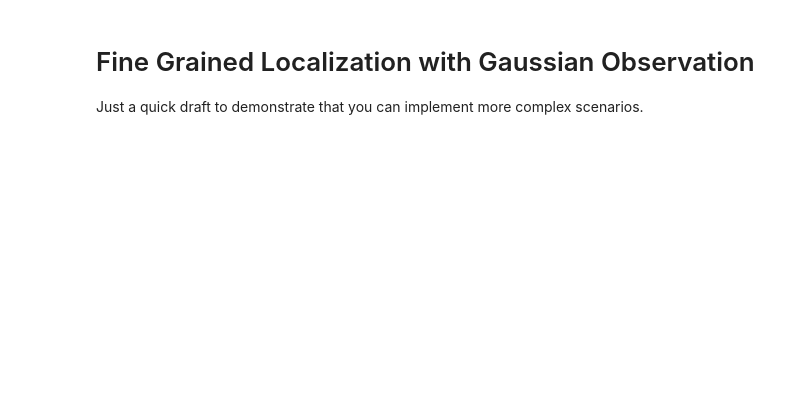
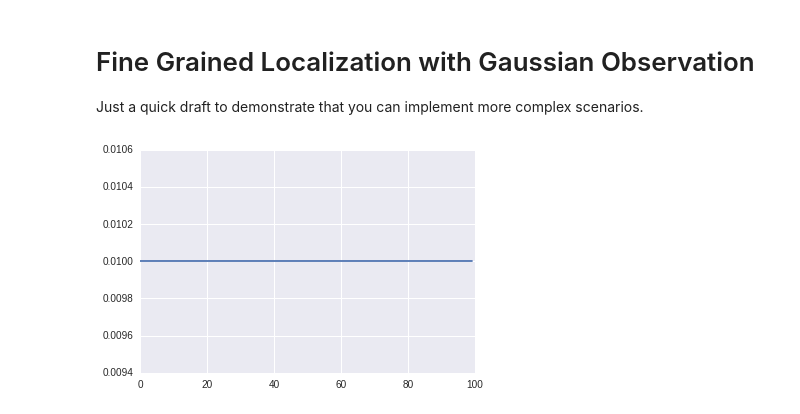
Before and after one commit to sotte/bayesian_examples, a Jupyter notebook: Bayesian examples - solutions for exercises.ipynb, the cells around one changed output. Drawn from its saved outputs; the diff is of its cells as text; code cells hidden in the pictures; blank space fills up the shorter version.

Commit message:
Add plots

```diff
--- a/Bayesian examples - solutions for exercises.ipynb
+++ b/Bayesian examples - solutions for exercises.ipynb
@@ -126,7 +131,7 @@ class Suite(Pmf):
     def update(self, evidence):
         """Bayes' update"""
         for hypo in self:
-            self[hypo] = self[hypo] * self.likelihood(evidence, hypo)
+            self[hypo] *= self.likelihood(evidence, hypo)
         self.normalize()
 
     def likelihood(self, evidence, hypo):
@@ -264,48 +323,57 @@ hist_filter.plot_bar()
 
 Just a quick draft to demonstrate that you can implement more complex scenarios.
 # %%
-from operator import mul
+from functools import reduce
+import operator
+
+
+def mul(l):
+    """mul() like sum()"""
+    return reduce(operator.mul, l, 1)
 
 
 dom = 100
 landmarks = [5, 15, 55]
+like_landmark = []
+for pos in range(dom):
+    like_landmark.append(
+        sum(sp.stats.norm.pdf(pos, pos_of_landmark, 4) for pos_of_landmark in landmarks)
+    )
 
 
 class Localization(Suite):
-    like_landmark = [
-        np.prod(sp.stats.norm.pdf(pos, pos_of_landmark, 4) for pos_of_landmark in landmarks)
-        for pos in range(dom)]
-
     def likelihood(self, evidence, hypo):
         if evidence is True:
             return like_landmark[hypo]
         else:
             raise ValueError()
 
     # make it look like predict/correct filter
     def predict(self, u):
         # motion model as before
         p_trans = {
             'left':  dict(left=0.8, stand=0.2, right=0.0),
             'stand': dict(left=0.0, stand=1.0, right=0.0),
             'right': dict(left=0.1, stand=0.2, right=0.7),
         }
         bel_ = [sum([p_trans[u]['left']  * self[(i+1) % self.n],
                      p_trans[u]['stand'] * self[i],
                      p_trans[u]['right'] * self[(i-1) % self.n]])
                 for i in range(self.n)]
         for i in range(self.n):
             self[i] = bel_[i]
 
-    def correct(self, evidence):
+    def correct(self, landmark_seen):
         """Only call """
-        self.update(evidence)
+        self.update(landmark_seen)
 
 
 localization = Localization(range(dom))
 
 fig, ax = plt.subplots()
 localization.plot(ax=ax)
+# %% [output]
+[figure, added]
 # %%
 localization.correct(True)
 localization.plot()
```
Also changed, not shown: parts of 11 cells of this notebook.
